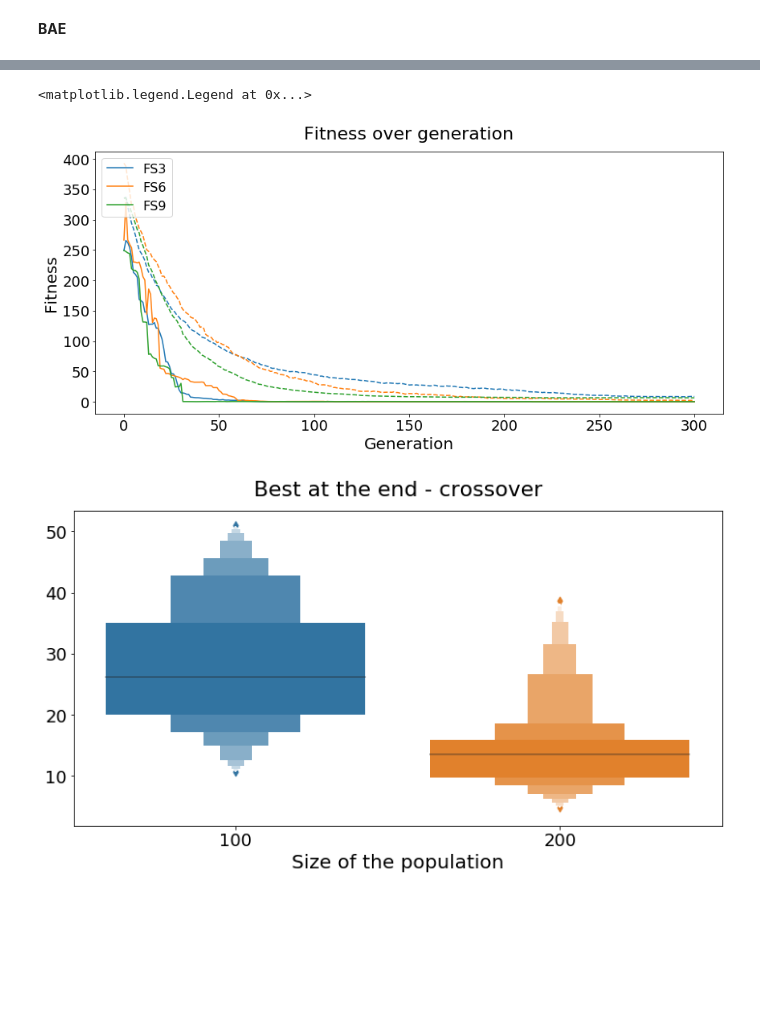
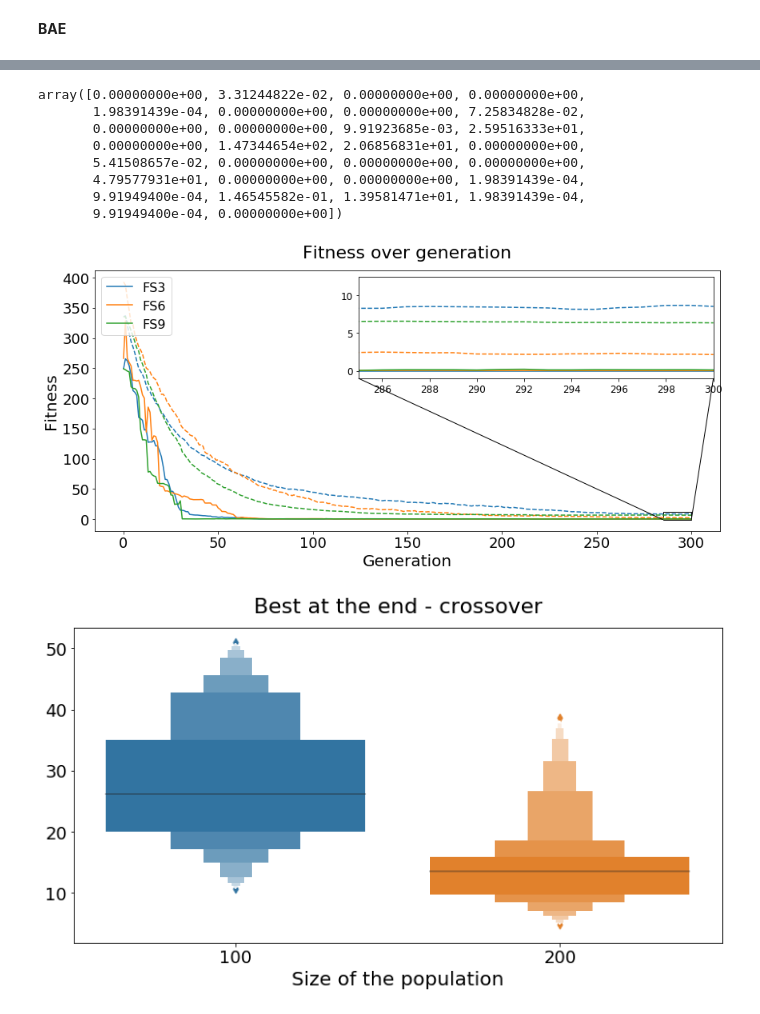
Before and after one commit to eleonoragatti44/Transposition-ECProject, a Jupyter notebook: analysis.ipynb, the cells around one changed output, grey strips where cells are left out. Saved outputs shown, nothing was run; the diff lists cells and outputs as text; code cells hidden in the pictures; blank space fills up the shorter version.

```diff
--- a/analysis.ipynb
+++ b/analysis.ipynb
@@ -221,3 +268,14 @@ plt.savefig('Figure/box_rastrigin_D20.pdf', dpi=400)
+# %%
+fs3_bea
+# %% [output]
+array([0.00000000e+00, 3.31244822e-02, 0.00000000e+00, 0.00000000e+00,
+       1.98391439e-04, 0.00000000e+00, 0.00000000e+00, 7.25834828e-02,
+       0.00000000e+00, 0.00000000e+00, 9.91923685e-03, 2.59516333e+01,
+       0.00000000e+00, 1.47344654e+02, 2.06856831e+01, 0.00000000e+00,
+       5.41508657e-02, 0.00000000e+00, 0.00000000e+00, 0.00000000e+00,
+       4.79577931e+01, 0.00000000e+00, 0.00000000e+00, 1.98391439e-04,
+       9.91949400e-04, 1.46545582e-01, 1.39581471e+01, 1.98391439e-04,
+       9.91949400e-04, 0.00000000e+00])
 # %%
 fs3 = get_data('Results/Rastrigin/D20/rastrigin_transposition_3_D20.dat')
 fs6 = get_data('Results/Rastrigin/D20/rastrigin_transposition_6_D20.dat')
@@ -226,43 +284,42 @@ fs12 = get_data('Results/Rastrigin/D20/rastrigin_transposition_12_D20.dat')
 fs15 = get_data('Results/Rastrigin/D20/rastrigin_transposition_15_D20.dat')
 
 fig, ax = plt.subplots(figsize=(14,6))
-#axins = zoomed_inset_axes(ax, zoom=3, loc=1)
+axins = zoomed_inset_axes(ax, zoom=12.5, loc=1)
 
 
 ax.plot(fs3[0], label='FS3', c='tab:blue')
 ax.plot(fs3[1], c='tab:blue', linestyle='dashed')
 axins.plot(fs3[0], label='FS3', c='tab:blue')
 axins.plot(fs3[1], c='tab:blue', linestyle='dashed')
 
 ax.plot(fs6[0], label='FS6', c='tab:orange')
 ax.plot(fs6[1], c='tab:orange', linestyle='dashed')
 axins.plot(fs6[0], label='FS6', c='tab:orange')
 axins.plot(fs6[1], c='tab:orange', linestyle='dashed')
 
 ax.plot(fs9[0], label='FS9', c='tab:green')
 ax.plot(fs9[1], c='tab:green', linestyle='dashed')
 axins.plot(fs9[0], label='FS9', c='tab:green')
 axins.plot(fs9[1], c='tab:green', linestyle='dashed')
 
 # zoom
 
-x1, x2, y1, y2 = -1, 100, -1, 50
+x1, x2, y1, y2 = 285, 300, -1, 12.5
 axins.set_xlim(x1, x2)
 axins.set_ylim(y1, y2)
 axins.tick_params(axis='both', labelsize=12)
-#mark_inset(ax, axins, loc1=3, loc2=4);
+mark_inset(ax, axins, loc1=3, loc2=4);
 
 ax.set_title('Fitness over generation', pad=15)
 ax.set_xlabel('Generation')
 ax.set_ylabel('Fitness')
 ax.legend(loc='upper left', fontsize=16)
 
-#plt.savefig('Figure/fitness_rastrigin_D12.pdf', dpi=400)
+plt.savefig('Figure/fitness_rastrigin_D20.pdf', dpi=400)
 #plt.xlim(0,500)
 #plt.ylim(0,10)
 # %% [output]
-<matplotlib.legend.Legend at 0x...>
-[figure, old version]
+[figure, new version]
 # %%
 mpl.rcParams['figure.figsize'] = (12, 6)
 
```
Also changed, not shown: parts of 7 cells of this notebook, 9 other files.
